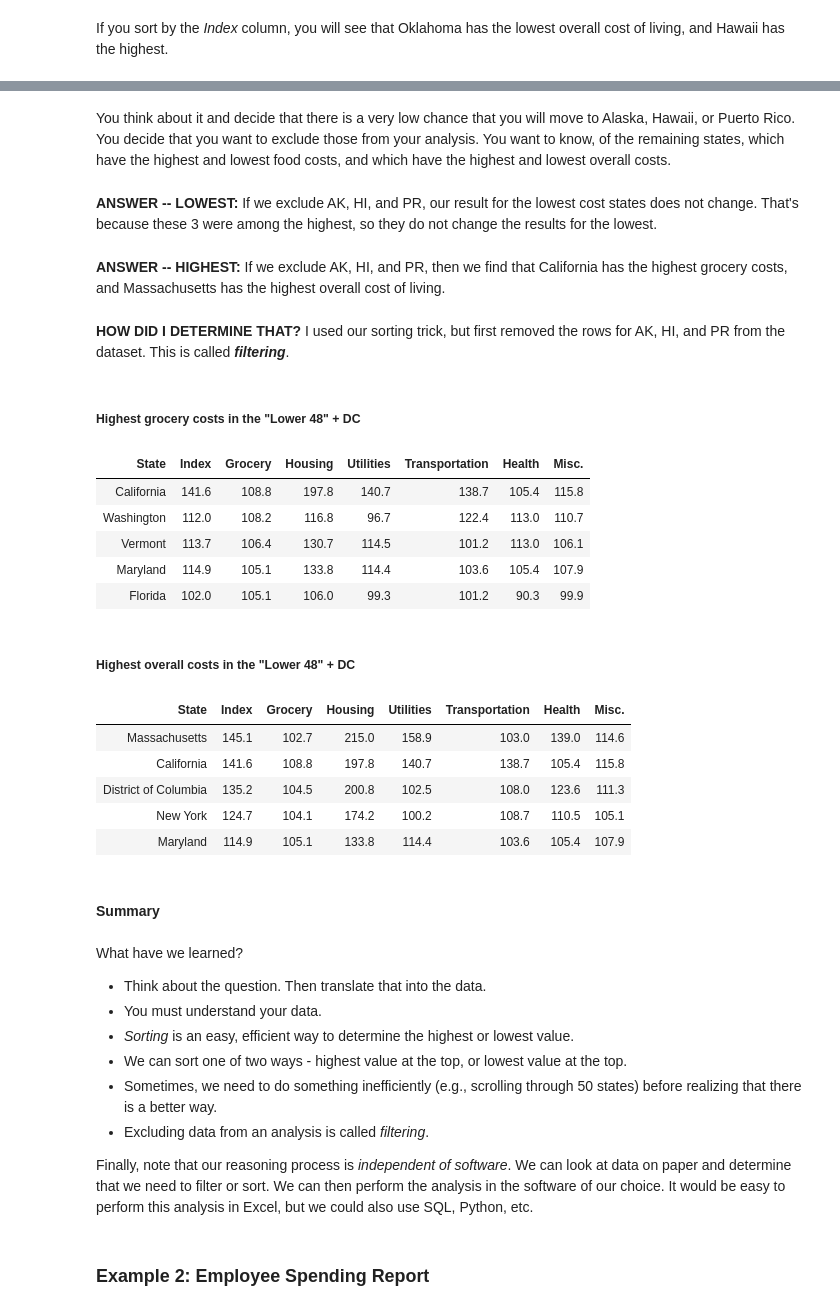
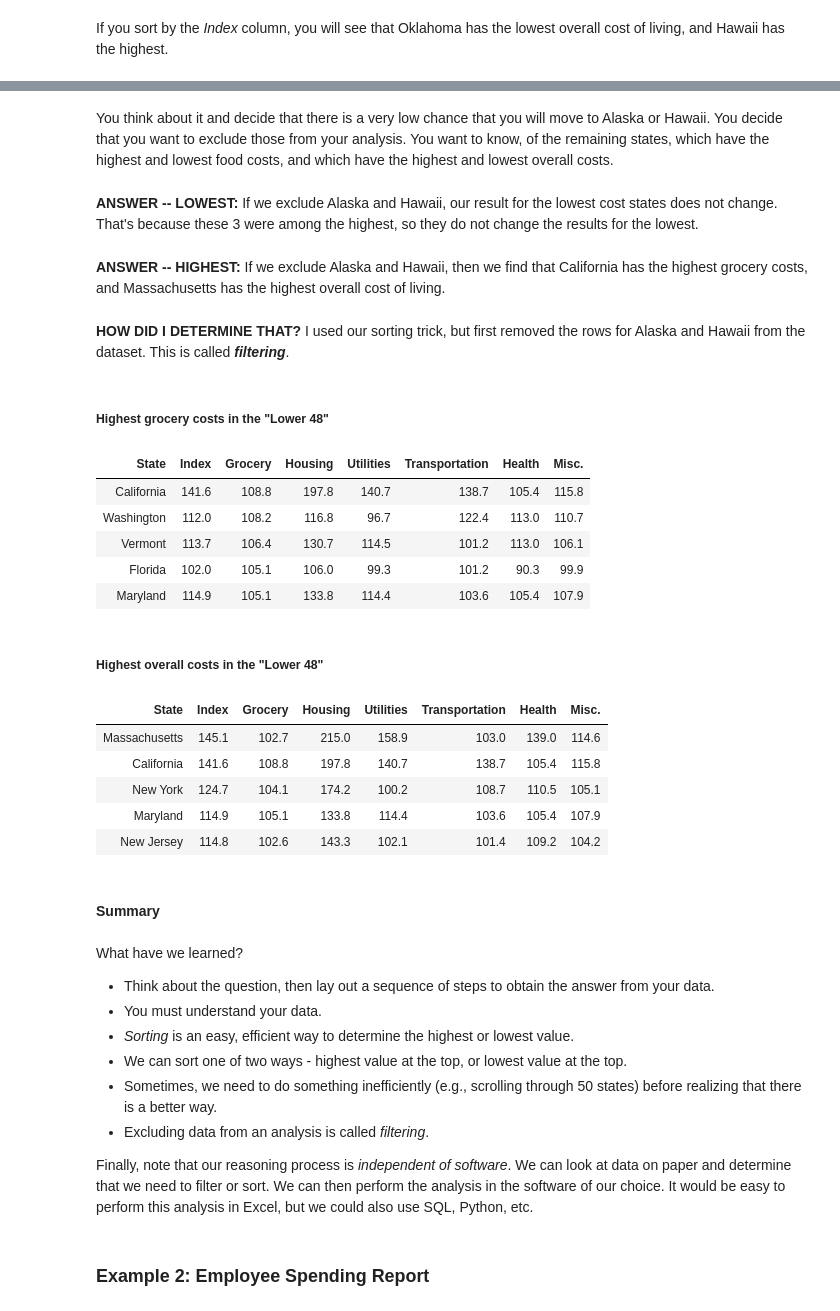
Before and after one commit to vanand74/Accounting-Analytics-Textbook, a Jupyter notebook: _sources/Unit 1/1-1 The Process of Analytics.ipynb, the cells around one changed output, grey strips where cells are left out. Drawn from its saved outputs; the diff is of its cells as text; code cells hidden in the pictures.

```diff
--- a/_sources/Unit 1/1-1 The Process of Analytics.ipynb
+++ b/_sources/Unit 1/1-1 The Process of Analytics.ipynb
@@ -125,41 +125,41 @@ If you sort by the *Index* column, you will see that Oklahoma has the lowest ove
 # %% [markdown]
-You think about it and decide that there is a very low chance that you will move to Alaska, Hawaii, or Puerto Rico. You decide that you want to exclude those from your analysis. You want to know, of the remaining states, which have the highest and lowest food costs, and which have the highest and lowest overall costs.
+You think about it and decide that there is a very low chance that you will move to Alaska or Hawaii. You decide that you want to exclude those from your analysis. You want to know, of the remaining states, which have the highest and lowest food costs, and which have the highest and lowest overall costs.
 # %% [markdown]
-**ANSWER -- LOWEST:** If we exclude AK, HI, and PR, our result for the lowest cost states does not change. That's because these 3 were among the highest, so they do not change the results for the lowest.
+**ANSWER -- LOWEST:** If we exclude Alaska and Hawaii, our result for the lowest cost states does not change. That's because these 3 were among the highest, so they do not change the results for the lowest.
 # %% [markdown]
-**ANSWER -- HIGHEST:** If we exclude AK, HI, and PR, then we find that California has the highest grocery costs, and Massachusetts has the highest overall cost of living.
+**ANSWER -- HIGHEST:** If we exclude Alaska and Hawaii, then we find that California has the highest grocery costs, and Massachusetts has the highest overall cost of living.
 # %% [markdown]
-**HOW DID I DETERMINE THAT?** I used our sorting trick, but first removed the rows for AK, HI, and PR from the dataset. This is called *__filtering__*.
+**HOW DID I DETERMINE THAT?** I used our sorting trick, but first removed the rows for Alaska and Hawaii from the dataset. This is called *__filtering__*.
 # %% [markdown]
-##### Highest grocery costs in the "Lower 48" + DC
+##### Highest grocery costs in the "Lower 48"
 # %%
-dfFilt = df[~(df['State'].isin(['Alaska', 'Hawaii', 'Puerto Rico']))]
+dfFilt = df[~(df['State'].isin(['Alaska', 'Hawaii']))]
 DisplayDF(dfFilt.sort_values('Grocery', ascending=False).head())
 # %% [output]
 | State | Index | Grocery | Housing | Utilities | Transportation | Health | Misc. |
 | California | 141.6 | 108.8 | 197.8 | 140.7 | 138.7 | 105.4 | 115.8 |
 | Washington | 112.0 | 108.2 | 116.8 | 96.7 | 122.4 | 113.0 | 110.7 |
 | Vermont | 113.7 | 106.4 | 130.7 | 114.5 | 101.2 | 113.0 | 106.1 |
+| Florida | 102.0 | 105.1 | 106.0 | 99.3 | 101.2 | 90.3 | 99.9 |
 | Maryland | 114.9 | 105.1 | 133.8 | 114.4 | 103.6 | 105.4 | 107.9 |
-| Florida | 102.0 | 105.1 | 106.0 | 99.3 | 101.2 | 90.3 | 99.9 |
 # %% [markdown]
-##### Highest overall costs in the "Lower 48" + DC
+##### Highest overall costs in the "Lower 48"
 # %%
-dfFilt = df[~(df['State'].isin(['Alaska', 'Hawaii', 'Puerto Rico']))]
+dfFilt = df[~(df['State'].isin(['Alaska', 'Hawaii']))]
 DisplayDF(dfFilt.sort_values('Index', ascending=False).head())
 # %% [output]
 | State | Index | Grocery | Housing | Utilities | Transportation | Health | Misc. |
 | Massachusetts | 145.1 | 102.7 | 215.0 | 158.9 | 103.0 | 139.0 | 114.6 |
 | California | 141.6 | 108.8 | 197.8 | 140.7 | 138.7 | 105.4 | 115.8 |
-| District of Columbia | 135.2 | 104.5 | 200.8 | 102.5 | 108.0 | 123.6 | 111.3 |
 | New York | 124.7 | 104.1 | 174.2 | 100.2 | 108.7 | 110.5 | 105.1 |
 | Maryland | 114.9 | 105.1 | 133.8 | 114.4 | 103.6 | 105.4 | 107.9 |
+| New Jersey | 114.8 | 102.6 | 143.3 | 102.1 | 101.4 | 109.2 | 104.2 |
 # %% [markdown]
 #### Summary
 # %% [markdown]
 What have we learned?
 
-* Think about the question. Then translate that into the data.
+* Think about the question, then lay out a sequence of steps to obtain the answer from your data.
 * You must understand your data.
 * *Sorting* is an easy, efficient way to determine the highest or lowest value.
 * We can sort one of two ways - highest value at the top, or lowest value at the top.
```
Also changed, not shown: parts of 11 cells of this notebook, 10 other files.
